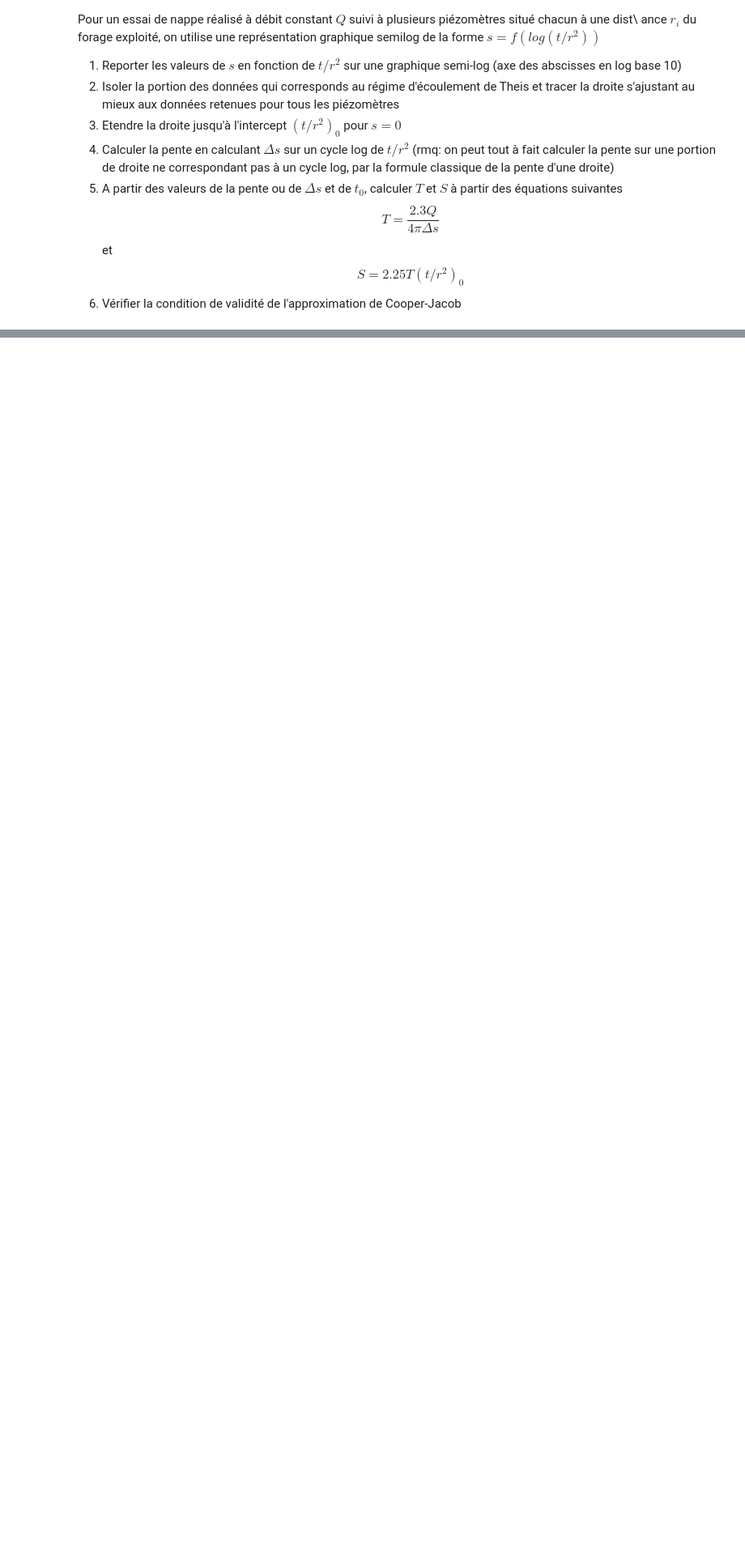
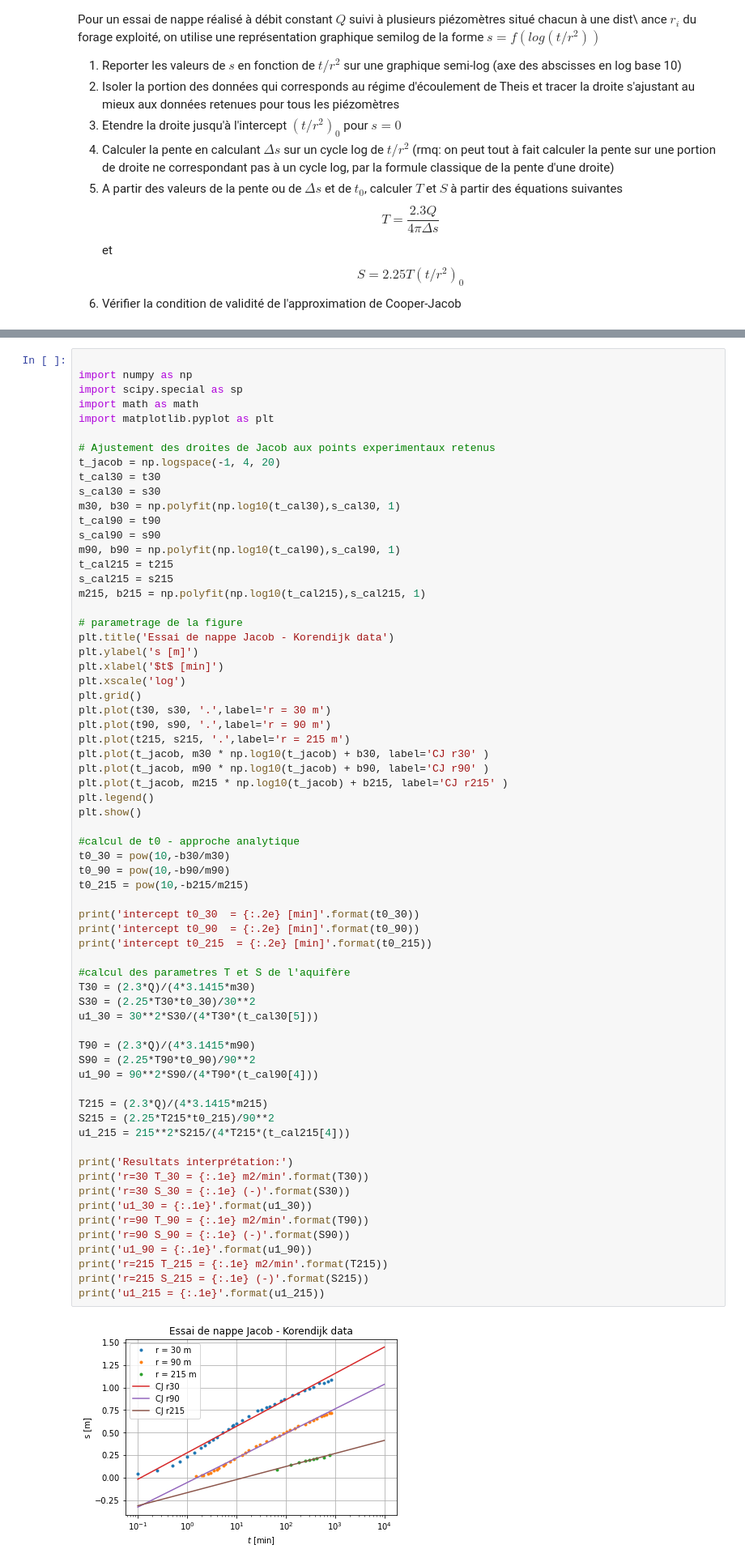
Before and after one commit to larroque852/NB_ENS2_theis_jacob, a Jupyter notebook: ENS2_Jacob.ipynb, the cells around one changed output, grey strips where cells are left out. Shown at 81% size. Saved outputs shown, nothing was run; the diff lists cells and outputs as text; blank space fills up the shorter version.

```diff
--- a/ENS2_Jacob.ipynb
+++ b/ENS2_Jacob.ipynb
@@ -329,0 +310,68 @@ u1_90 = 2.0e-01
+# %%
+
+import numpy as np
+import scipy.special as sp
+import math as math
+import matplotlib.pyplot as plt
+
+# Ajustement des droites de Jacob aux points experimentaux retenus
+t_jacob = np.logspace(-1, 4, 20)
+t_cal30 = t30
+s_cal30 = s30
+m30, b30 = np.polyfit(np.log10(t_cal30),s_cal30, 1)
+t_cal90 = t90
+s_cal90 = s90
+m90, b90 = np.polyfit(np.log10(t_cal90),s_cal90, 1)
+t_cal215 = t215
+s_cal215 = s215
+m215, b215 = np.polyfit(np.log10(t_cal215),s_cal215, 1)
+
+# parametrage de la figure
+plt.title('Essai de nappe Jacob - Korendijk data')
+plt.ylabel('s [m]')
+plt.xlabel('$t$ [min]')
+plt.xscale('log')
+plt.grid()
+plt.plot(t30, s30, '.',label='r = 30 m')
+plt.plot(t90, s90, '.',label='r = 90 m')
+plt.plot(t215, s215, '.',label='r = 215 m')
+plt.plot(t_jacob, m30 * np.log10(t_jacob) + b30, label='CJ r30' )
+plt.plot(t_jacob, m90 * np.log10(t_jacob) + b90, label='CJ r90' )
+plt.plot(t_jacob, m215 * np.log10(t_jacob) + b215, label='CJ r215' )
+plt.legend()
+plt.show()
+
+#calcul de t0 - approche analytique
+t0_30 = pow(10,-b30/m30)
+t0_90 = pow(10,-b90/m90)
+t0_215 = pow(10,-b215/m215)
+
+print('intercept t0_30  = {:.2e} [min]'.format(t0_30))
+print('intercept t0_90  = {:.2e} [min]'.format(t0_90))
+print('intercept t0_215  = {:.2e} [min]'.format(t0_215))
+
+#calcul des parametres T et S de l'aquifère
+T30 = (2.3*Q)/(4*3.1415*m30)
+S30 = (2.25*T30*t0_30)/30**2
+u1_30 = 30**2*S30/(4*T30*(t_cal30[5]))
+
+T90 = (2.3*Q)/(4*3.1415*m90)
+S90 = (2.25*T90*t0_90)/90**2
+u1_90 = 90**2*S90/(4*T90*(t_cal90[4]))
+
+T215 = (2.3*Q)/(4*3.1415*m215)
+S215 = (2.25*T215*t0_215)/90**2
+u1_215 = 215**2*S215/(4*T215*(t_cal215[4]))
+
+print('Resultats interprétation:')
+print('r=30 T_30 = {:.1e} m2/min'.format(T30))
+print('r=30 S_30 = {:.1e} (-)'.format(S30))
+print('u1_30 = {:.1e}'.format(u1_30))
+print('r=90 T_90 = {:.1e} m2/min'.format(T90))
+print('r=90 S_90 = {:.1e} (-)'.format(S90))
+print('u1_90 = {:.1e}'.format(u1_90))
+print('r=215 T_215 = {:.1e} m2/min'.format(T215))
+print('r=215 S_215 = {:.1e} (-)'.format(S215))
+print('u1_215 = {:.1e}'.format(u1_215))
+# %% [output]
+[figure, added]
```
Also changed, not shown: parts of 18 cells of this notebook.
